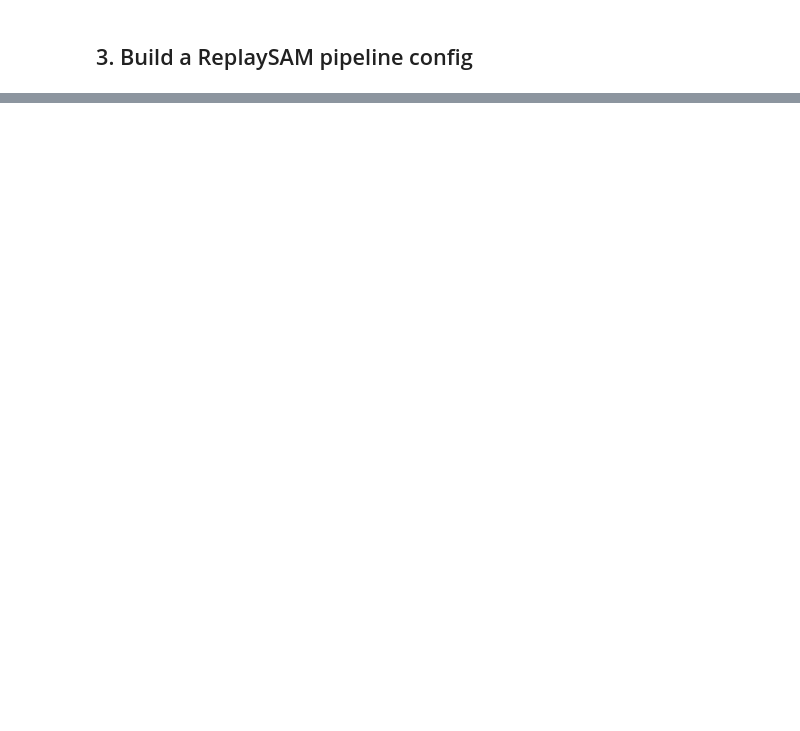
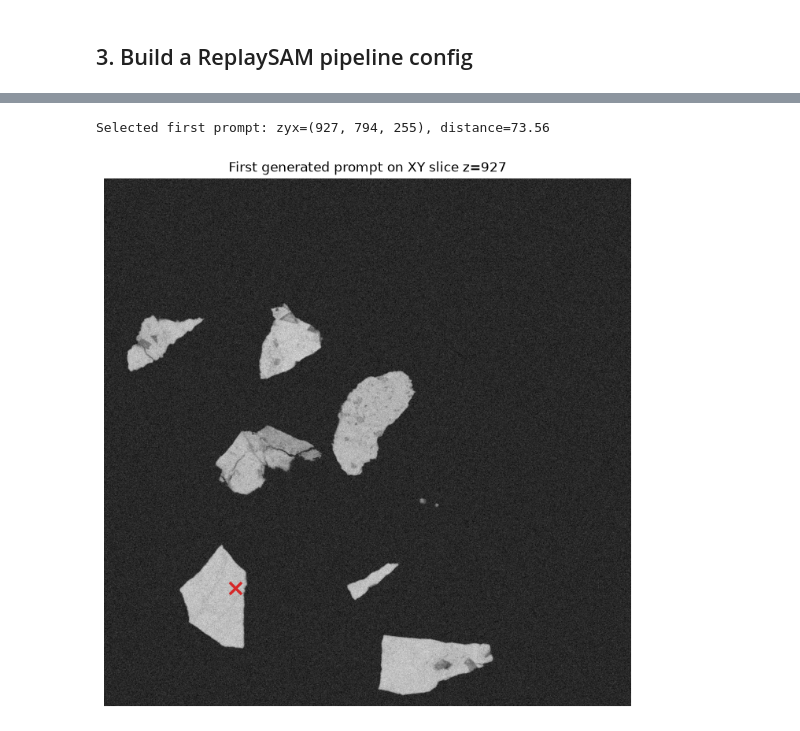
Before and after one commit to bogongwang/ReplaySAM, a Jupyter notebook: notebooks/example.ipynb, the cells around one changed output, grey strips where cells are left out. Drawn from its saved outputs; the diff is of its cells as text; code cells hidden in the pictures; blank space fills up the shorter version.

Commit message:
Refresh example notebook outputs and adapter import

```diff
--- a/notebooks/example.ipynb
+++ b/notebooks/example.ipynb
@@ -132,0 +183,25 @@ display(pipeline_config.as_dict())
+# %%
+if len(prompt_coords) == 0:
+    raise RuntimeError("Prompt generator returned no prompts; tune prompt_config before running adapter inference.")
+
+point_prompt = tuple(int(v) for v in prompt_coords[0])
+point_value = float(prompt_values[0])
+prompt_z, prompt_y, prompt_x = point_prompt
+
+print(f"Selected first prompt: zyx={point_prompt}, distance={point_value:.2f}")
+
+fig, ax = plt.subplots(figsize=(7, 7), constrained_layout=True)
+ax.imshow(loaded_volume[prompt_z], cmap="gray")
+ax.scatter(
+    [prompt_x],
+    [prompt_y],
+    s=120,
+    marker="x",
+    c="tab:red",
+    linewidths=2.5,
+)
+ax.set_title(f"First generated prompt on XY slice z={prompt_z}")
+ax.axis("off");
+# %% [output]
+Selected first prompt: zyx=(927, 794, 255), distance=73.56
+[figure, added]
```
Also changed, not shown: parts of 13 cells of this notebook, 2 other files.
